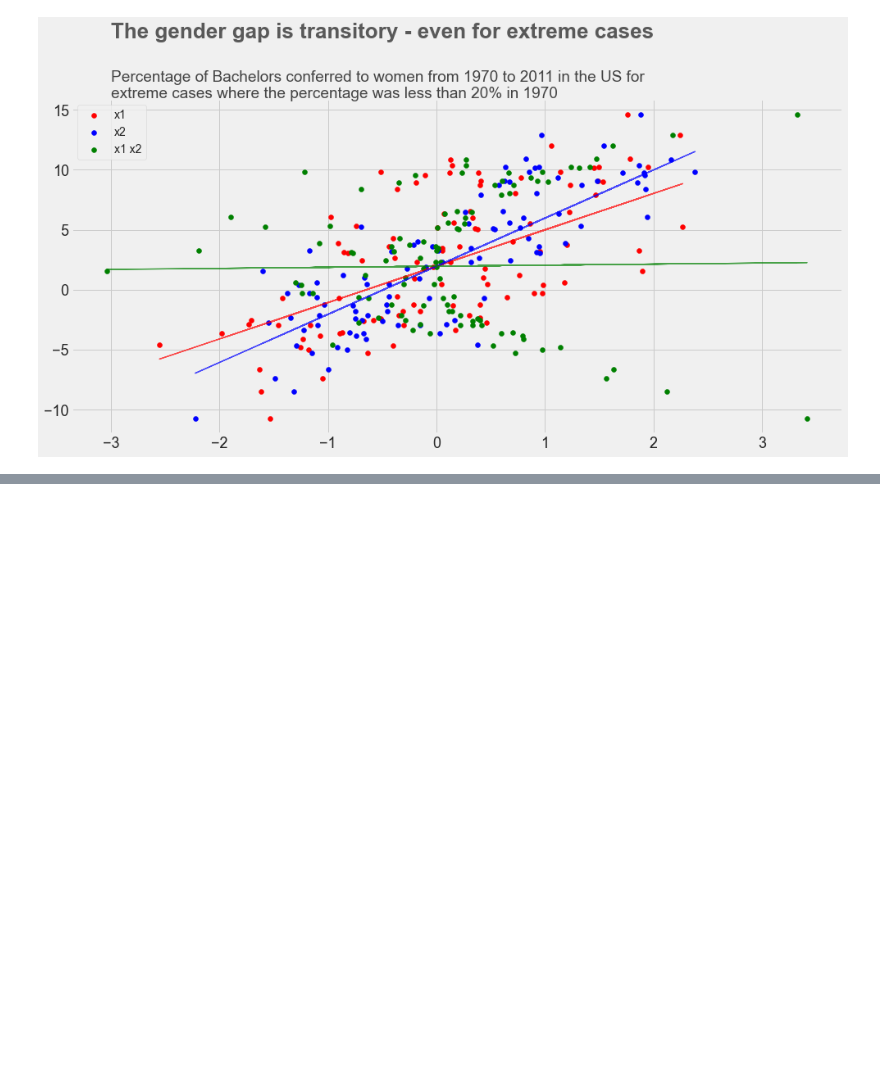
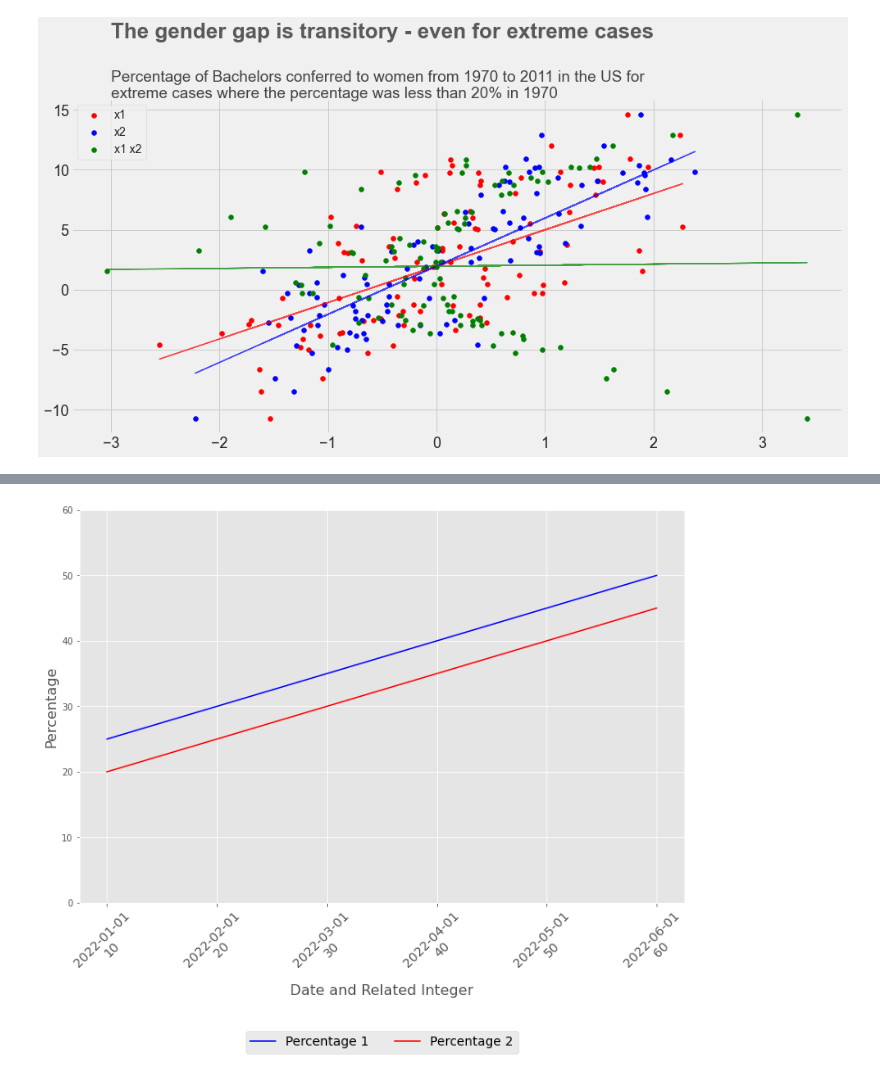
Before and after one commit to zivzach/Personal, a Jupyter notebook: Notepad.ipynb, the cells around one changed output, grey strips where cells are left out. Drawn from its saved outputs; the diff is of its cells as text; code cells hidden in the pictures; blank space fills up the shorter version.

```diff
--- a/Notepad.ipynb
+++ b/Notepad.ipynb
@@ -306,0 +333,43 @@ Optimization terminated successfully.
+# %%
+import matplotlib.pyplot as plt
+import pandas as pd
+
+# Sample data
+dates = ['2022-01-01', '2022-02-01', '2022-03-01', '2022-04-01', '2022-05-01', '2022-06-01']
+related_int = [10, 20, 30, 40, 50, 60]
+percentage1 = [25, 30, 35, 40, 45, 50]
+percentage2 = [20, 25, 30, 35, 40, 45]
+
+# Create a pandas DataFrame
+df = pd.DataFrame({'Date': dates, 'Related Integer': related_int, 'Percentage 1': percentage1, 'Percentage 2': percentage2})
+df['Date'] = pd.to_datetime(df['Date'])
+
+# Set style to ggplot
+plt.style.use('ggplot')
+
+# Create the figure and axes objects
+fig, ax = plt.subplots(figsize=(12,8))
+
+# Plot the related integer on the X-axis and percentage1 and percentage2 on the Y-axis
+ax.plot(df.index, df['Percentage 1'], color='blue', label='Percentage 1')
+ax.plot(df.index, df['Percentage 2'], color='red', label='Percentage 2')
+
+# Set the X and Y axis labels
+ax.set_xlabel('Date and Related Integer', fontsize=16)
+ax.set_ylabel('Percentage', fontsize=16)
+
+# Set the X axis tick locations and labels
+tick_locations = df.index
+tick_labels = [f"{date}\n{related_int}" for date, related_int in zip(dates, related_int)]
+plt.xticks(tick_locations, tick_labels, rotation=45, fontsize=14)
+
+# Set the Y axis limits
+ax.set_ylim(0, 60)
+
+# Add a legend
+ax.legend(loc='lower center', bbox_to_anchor=(0.5, -0.4), ncol=2, fontsize=14)
+
+# Show the plot
+plt.show()
+# %% [output]
+[figure, added]
```
Also changed, not shown: parts of 3 cells of this notebook.
